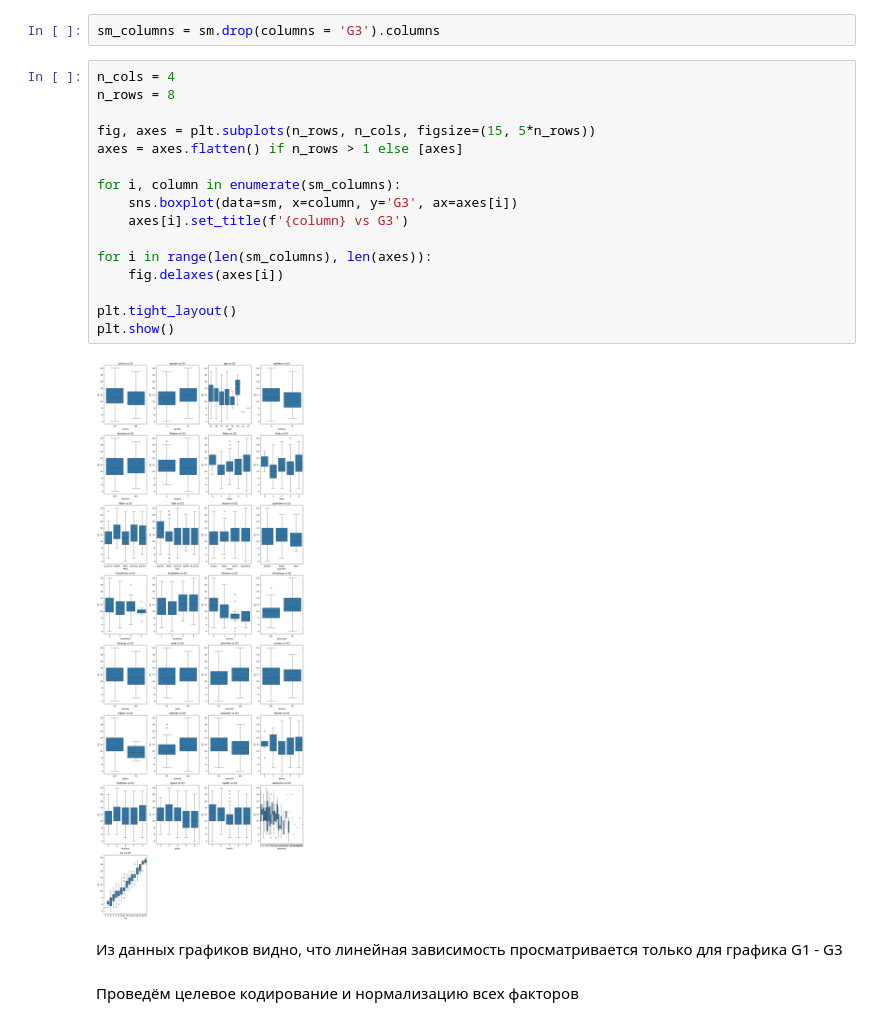
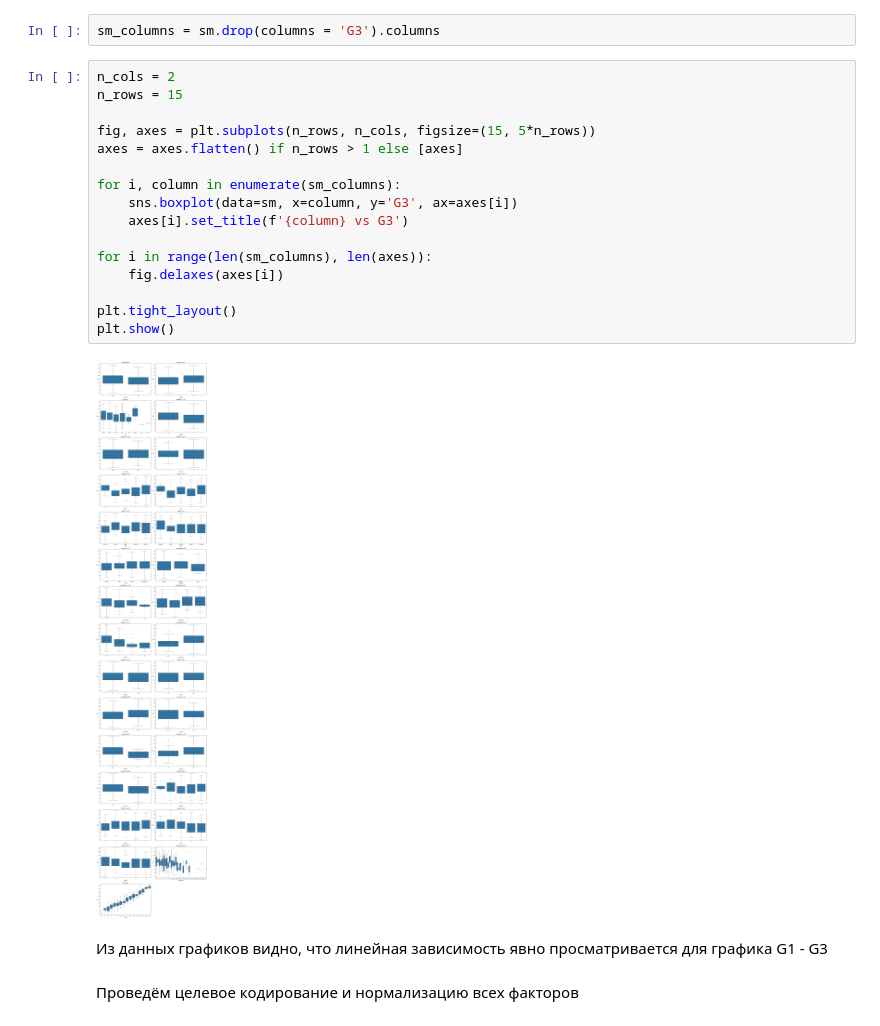
Before and after one commit to 1vanov4lexander/student_grade_predict, a Jupyter notebook: student_grade_predict.ipynb, the cells around one changed output. Saved outputs shown, nothing was run; the diff lists cells and outputs as text.

```diff
--- a/student_grade_predict.ipynb
+++ b/student_grade_predict.ipynb
@@ -153,25 +153,25 @@ sm = sm[sm['G3'] > 0]
 # %%
 sm_columns = sm.drop(columns = 'G3').columns
 # %%
-n_cols = 4
-n_rows = 8
+n_cols = 2
+n_rows = 15
 
 fig, axes = plt.subplots(n_rows, n_cols, figsize=(15, 5*n_rows))
 axes = axes.flatten() if n_rows > 1 else [axes]
 
 for i, column in enumerate(sm_columns):
     sns.boxplot(data=sm, x=column, y='G3', ax=axes[i])
     axes[i].set_title(f'{column} vs G3')
 
 for i in range(len(sm_columns), len(axes)):
     fig.delaxes(axes[i])
 
 plt.tight_layout()
 plt.show()
 # %% [output]
-[figure, old version]
+[figure, new version]
 # %% [markdown]
-Из данных графиков видно, что линейная зависимость просматривается только для графика G1 - G3
+Из данных графиков видно, что линейная зависимость явно просматривается для графика G1 - G3
 # %% [markdown]
 Проведём целевое кодирование и нормализацию всех факторов
 # %%
```
Also changed, not shown: parts of 31 cells of this notebook.
